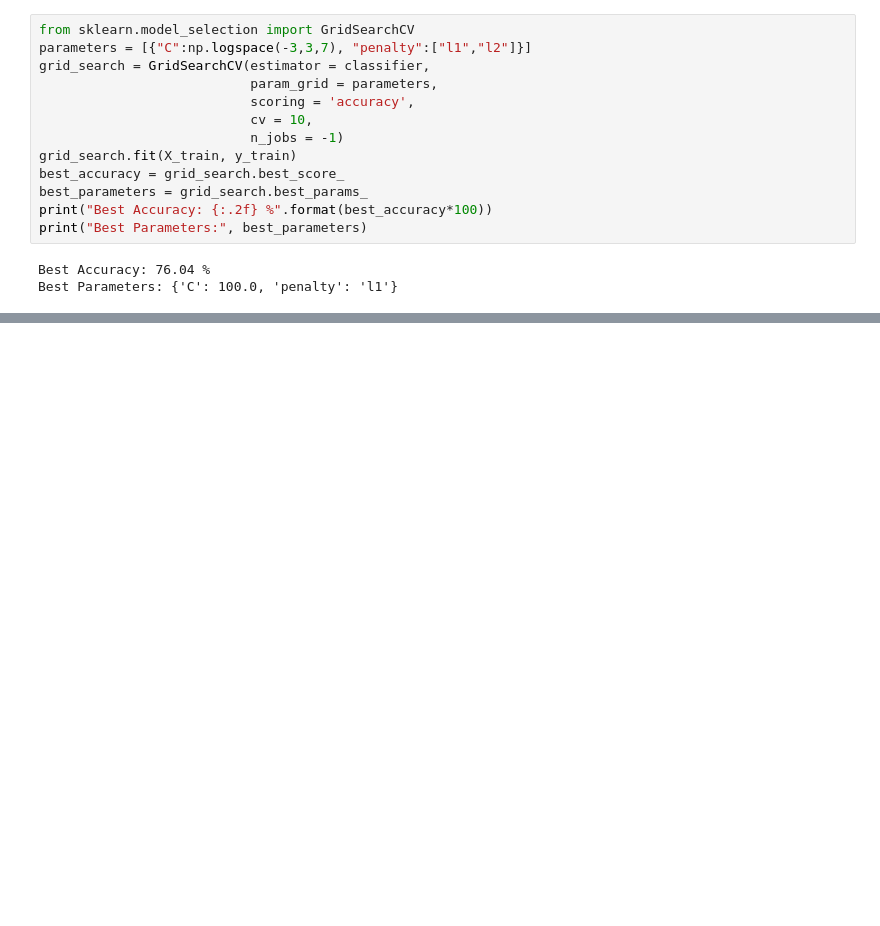
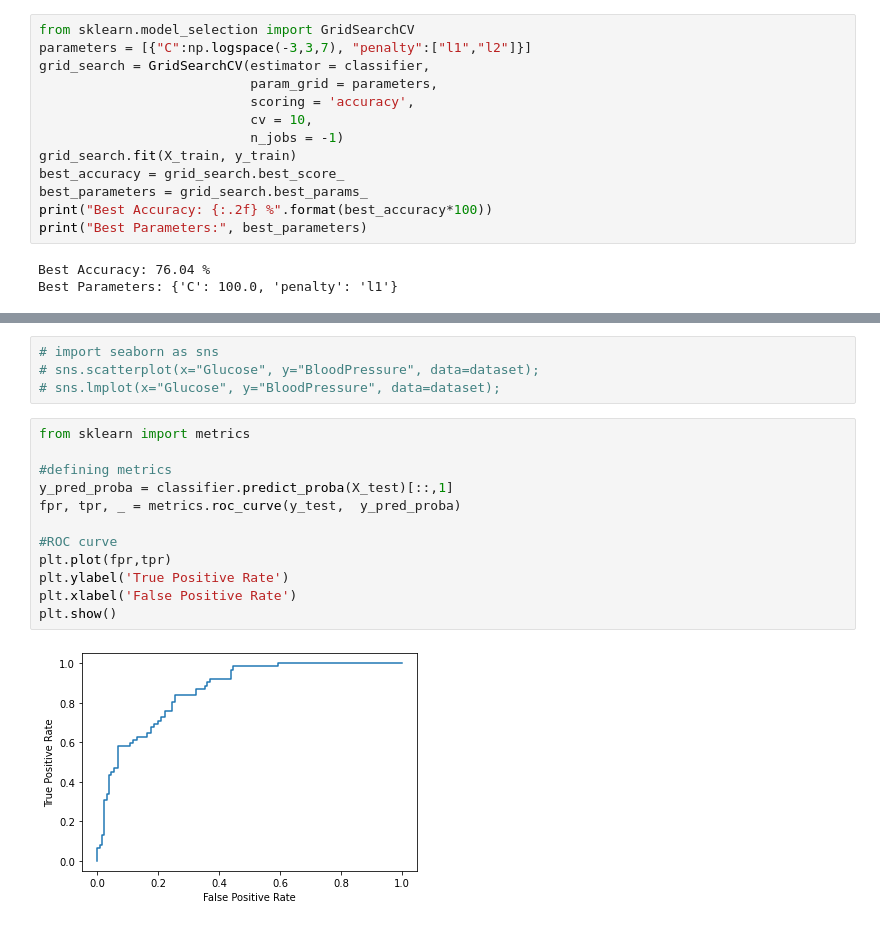
Before and after one commit to SairamNomula/DiaDisc, a Jupyter notebook: python/Ml_model.ipynb, the cells around one changed output, grey strips where cells are left out. Drawn from its saved outputs; the diff is of its cells as text; blank space fills up the shorter version.

```diff
--- a/python/Ml_model.ipynb
+++ b/python/Ml_model.ipynb
@@ -75,0 +127,18 @@ Best Parameters: {'C': 100.0, 'penalty': 'l1'}
+# %%
+# import seaborn as sns
+# sns.scatterplot(x="Glucose", y="BloodPressure", data=dataset);
+# sns.lmplot(x="Glucose", y="BloodPressure", data=dataset);
+# %%
+from sklearn import metrics
+
+#defining metrics
+y_pred_proba = classifier.predict_proba(X_test)[::,1]
+fpr, tpr, _ = metrics.roc_curve(y_test,  y_pred_proba)
+
+#ROC curve
+plt.plot(fpr,tpr)
+plt.ylabel('True Positive Rate')
+plt.xlabel('False Positive Rate')
+plt.show()
+# %% [output]
+[figure, added]
```
Also changed, not shown: parts of 8 cells of this notebook, 1 other file.
